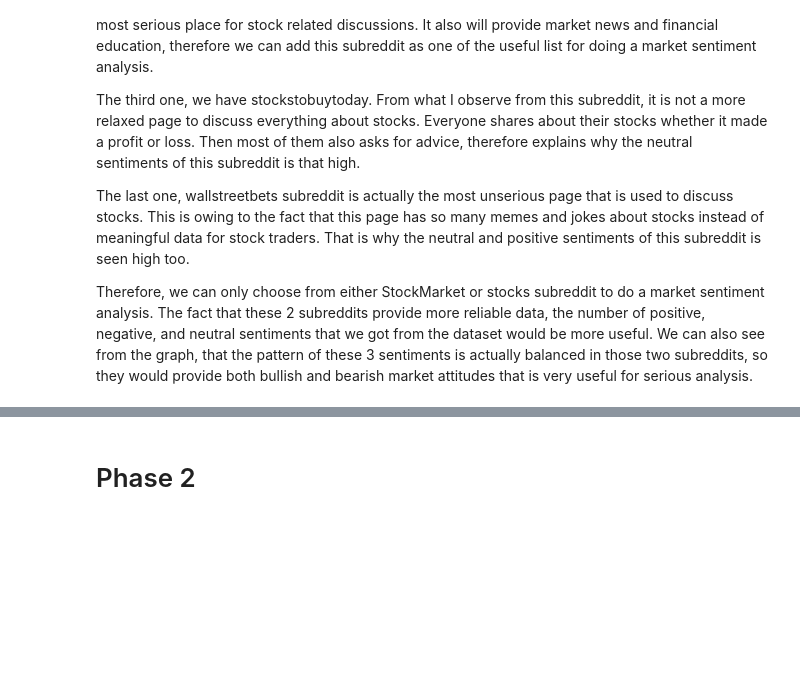
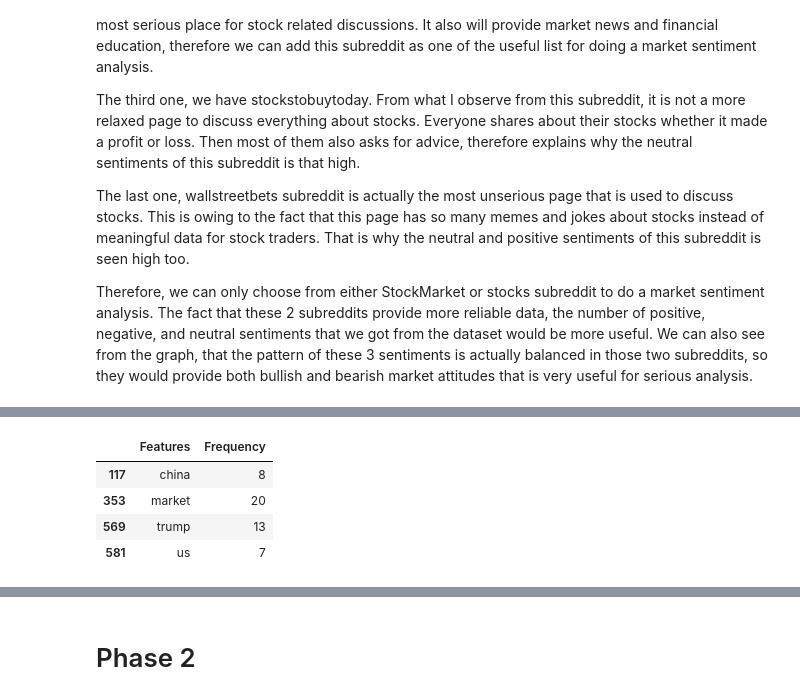
Before and after one commit to Osiris181/DM2025-Lab1-Exercise, a Jupyter notebook: DM2025-Lab1-Homework.ipynb, the cells around one changed output, grey strips where cells are left out. Cells and saved outputs as stored; diff of their text form; code cells hidden in the pictures; blank space fills up the shorter version.

```diff
--- a/DM2025-Lab1-Homework.ipynb
+++ b/DM2025-Lab1-Homework.ipynb
@@ -771,0 +824,18 @@ Therefore, we can only choose from either StockMarket or stocks subreddit to do
+# %%
+neutral_term_frequencies = []
+
+neutral_term_frequencies = np.asarray(neutral_feature_count.sum(axis=0))[0]
+# neutral_term_frequencies
+# %%
+neutral_term_data = pd.concat([pd.DataFrame(neutral_feature_extract.get_feature_names_out().tolist(), columns=["Features"]), pd.DataFrame(neutral_term_frequencies.tolist(), columns=["Frequency"])], axis=1)
+neutral_term_data = neutral_term_data.sort_values(by="Frequency", ascending=False)
+
+fig = px.bar(x=neutral_term_data.Features[:30], y=neutral_term_data.Frequency[:30])
+fig.update_layout(
+    title={
+        'text': 'Terms Frequencies of Neutral Terms Chart',
+        'x': 0.5,
+        'xanchor': 'center'
+    }
+)
+fig.show()
@@ -771,0 +872,10 @@ Therefore, we can only choose from either StockMarket or stocks subreddit to do
+# %%
+neutral_words = neutral_term_data[neutral_term_data['Features'].isin(['china', 'market', 'us', 'trump'])]
+neutral_words = neutral_words.sort_index()
+neutral_words
+# %% [output]
+|  | Features | Frequency |
+| 117 | china | 8 |
+| 353 | market | 20 |
+| 569 | trump | 13 |
+| 581 | us | 7 |
```
Also changed, not shown: parts of 18 cells of this notebook.
